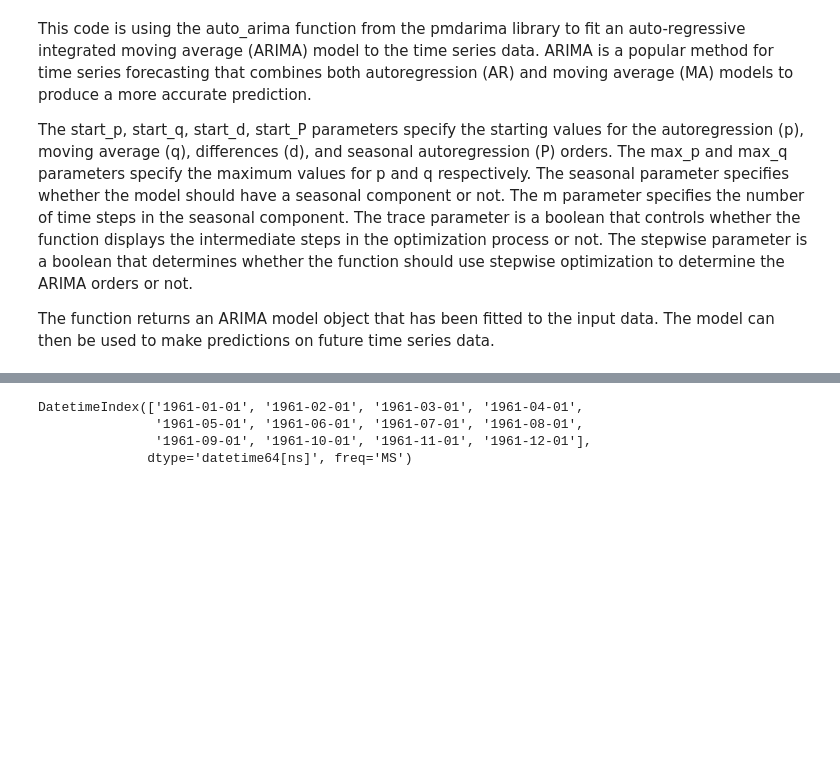
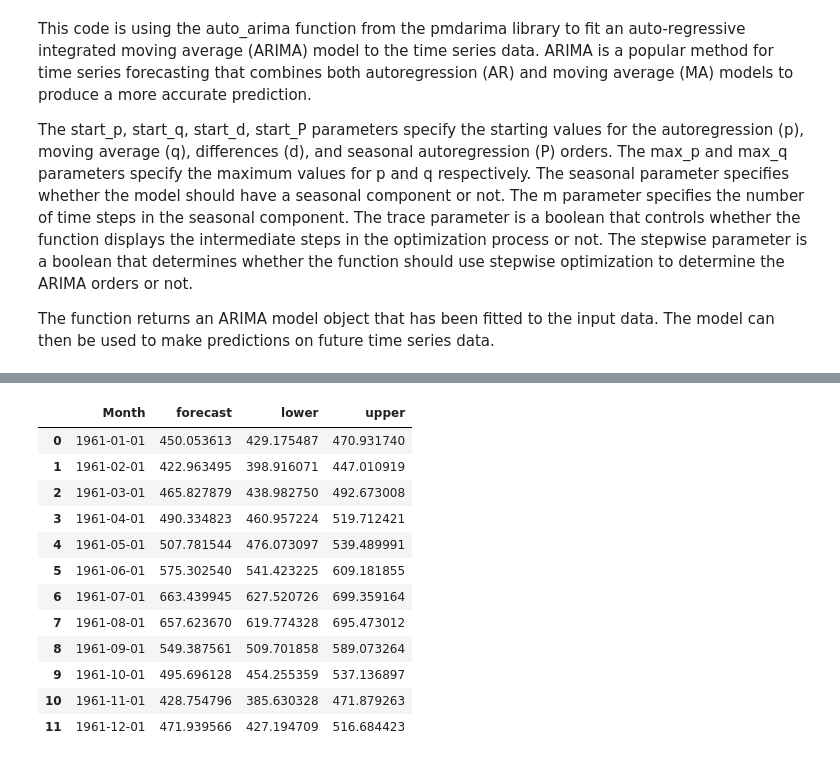
Before and after one commit to willc127/Time_Series, a Jupyter notebook: forecast.ipynb, the cells around one changed output, grey strips where cells are left out. Drawn from its saved outputs; the diff is of its cells as text; code cells hidden in the pictures; blank space fills up the shorter version.

```diff
--- a/forecast.ipynb
+++ b/forecast.ipynb
@@ -63,5 +192,6 @@ del forecast, forecast_df
 # %%
 #Predict the next 12 months with a confidence level of 95%
 forecast, confint = time_model.predict(n_periods=12, return_conf_int=True, alpha=0.05)
-lower, upper = confint[:, 0], confint[:, 1]
+lower = confint[:, 0]
+upper = confint[:, 1]
 # %%
@@ -135,8 +202,28 @@ display(forecast, lower, upper)
-# %%
-print(forecast.index)
-# %% [output]
-DatetimeIndex(['1961-01-01', '1961-02-01', '1961-03-01', '1961-04-01',
-               '1961-05-01', '1961-06-01', '1961-07-01', '1961-08-01',
-               '1961-09-01', '1961-10-01', '1961-11-01', '1961-12-01'],
-              dtype='datetime64[ns]', freq='MS')
+# %%
+#Get the forecast values and dates for the next 12 months
+future_values = forecast.values
+future_dates = forecast.index
+# %%
+#Summary of forecast results
+future_dates_df = pd.DataFrame(future_dates, columns=['Month'])
+lower_df = pd.DataFrame(lower, columns=['lower'])
+upper_df = pd.DataFrame(upper, columns=['upper'])
+forecast_df = pd.DataFrame(future_values, columns=['forecast'])
+df = pd.concat([future_dates_df, forecast_df, lower_df, upper_df], axis=1)
+
+display(df)
+# %% [output]
+|  | Month | forecast | lower | upper |
+| 0 | 1961-01-01 | 450.053613 | 429.175487 | 470.931740 |
+| 1 | 1961-02-01 | 422.963495 | 398.916071 | 447.010919 |
+| 2 | 1961-03-01 | 465.827879 | 438.982750 | 492.673008 |
+| 3 | 1961-04-01 | 490.334823 | 460.957224 | 519.712421 |
+| 4 | 1961-05-01 | 507.781544 | 476.073097 | 539.489991 |
+| 5 | 1961-06-01 | 575.302540 | 541.423225 | 609.181855 |
+| 6 | 1961-07-01 | 663.439945 | 627.520726 | 699.359164 |
+| 7 | 1961-08-01 | 657.623670 | 619.774328 | 695.473012 |
+| 8 | 1961-09-01 | 549.387561 | 509.701858 | 589.073264 |
+| 9 | 1961-10-01 | 495.696128 | 454.255359 | 537.136897 |
+| 10 | 1961-11-01 | 428.754796 | 385.630328 | 471.879263 |
+| 11 | 1961-12-01 | 471.939566 | 427.194709 | 516.684423 |
 # %%
```
Also changed, not shown: parts of 13 cells of this notebook.
